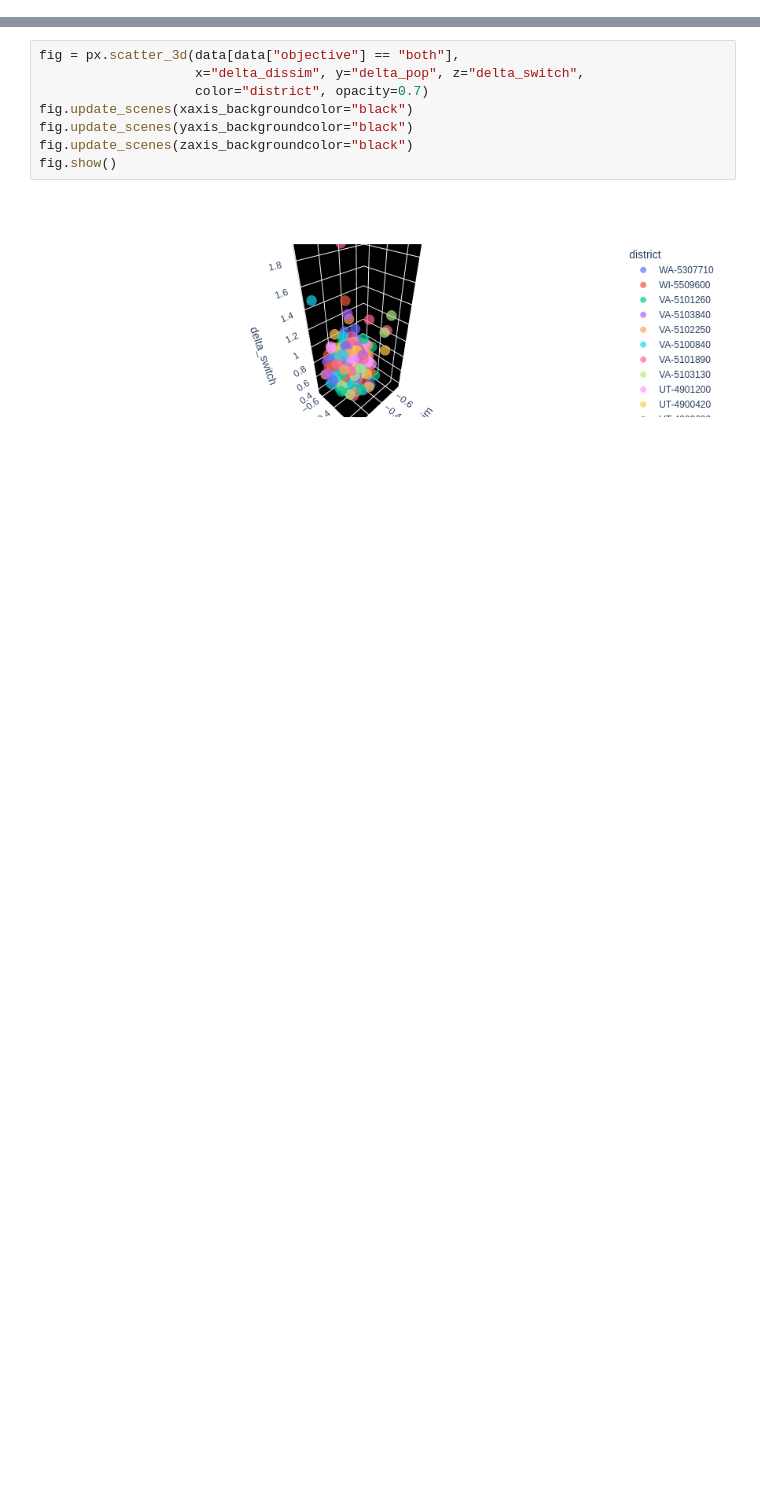
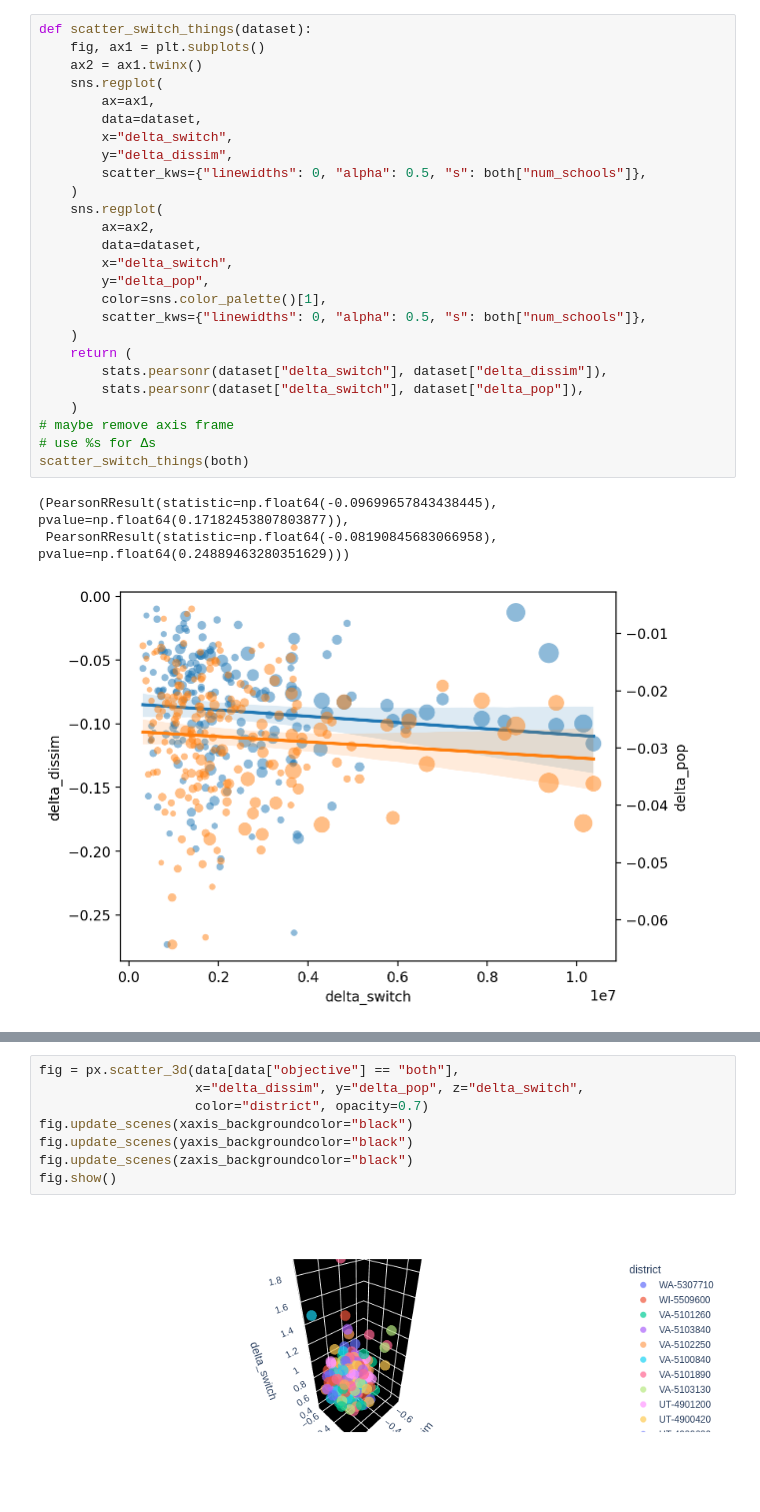
Before and after one commit to Plural-Connections/school-mergers-refactor, a Jupyter notebook: mergers_core/graph.ipynb, the cells around one changed output, grey strips where cells are left out. Saved outputs shown, nothing was run; the diff lists cells and outputs as text; blank space fills up the shorter version.

```diff
--- a/mergers_core/graph.ipynb
+++ b/mergers_core/graph.ipynb
@@ -43,0 +65,30 @@ data = pd.concat([dissimilarity, population, both])
+# %%
+def scatter_switch_things(dataset):
+    fig, ax1 = plt.subplots()
+    ax2 = ax1.twinx()
+    sns.regplot(
+        ax=ax1,
+        data=dataset,
+        x="delta_switch",
+        y="delta_dissim",
+        scatter_kws={"linewidths": 0, "alpha": 0.5, "s": both["num_schools"]},
+    )
+    sns.regplot(
+        ax=ax2,
+        data=dataset,
+        x="delta_switch",
+        y="delta_pop",
+        color=sns.color_palette()[1],
+        scatter_kws={"linewidths": 0, "alpha": 0.5, "s": both["num_schools"]},
+    )
+    return (
+        stats.pearsonr(dataset["delta_switch"], dataset["delta_dissim"]),
+        stats.pearsonr(dataset["delta_switch"], dataset["delta_pop"]),
+    )
+# maybe remove axis frame
+# use %s for Δs
+scatter_switch_things(both)
+# %% [output]
+(PearsonRResult(statistic=np.float64(-0.09699657843438445), pvalue=np.float64(0.17182453807803877)),
+ PearsonRResult(statistic=np.float64(-0.08190845683066958), pvalue=np.float64(0.24889463280351629)))
+[figure, new version]
```
Also changed, not shown: parts of 16 cells of this notebook.
